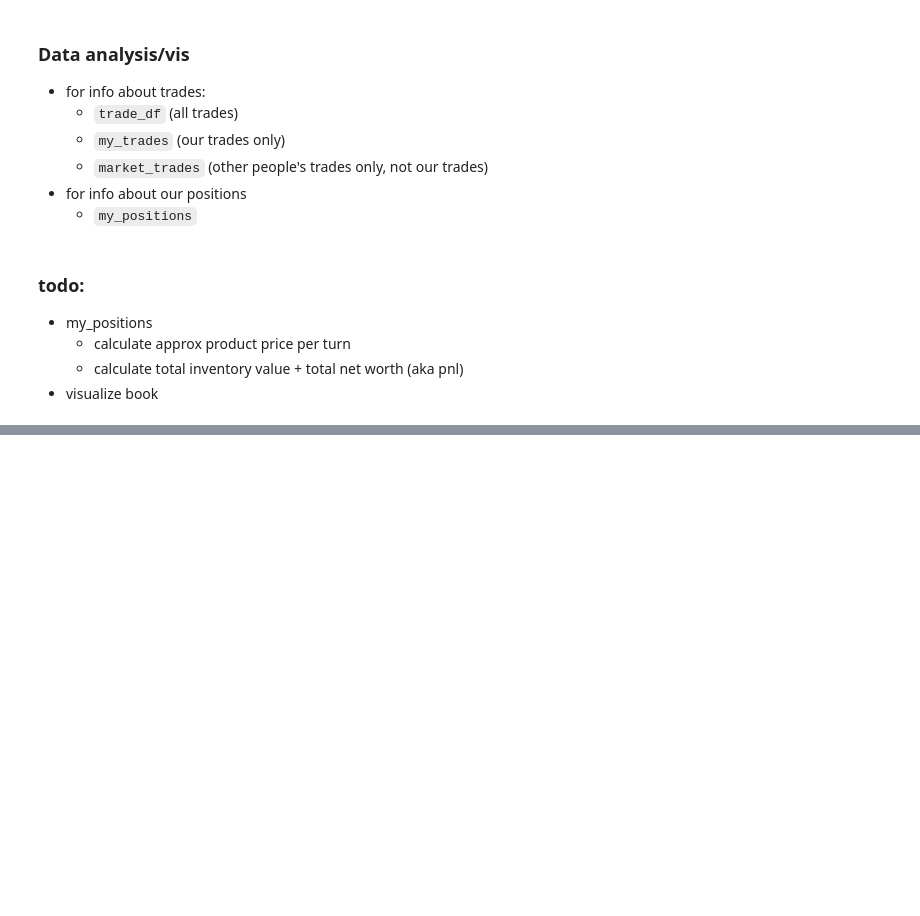
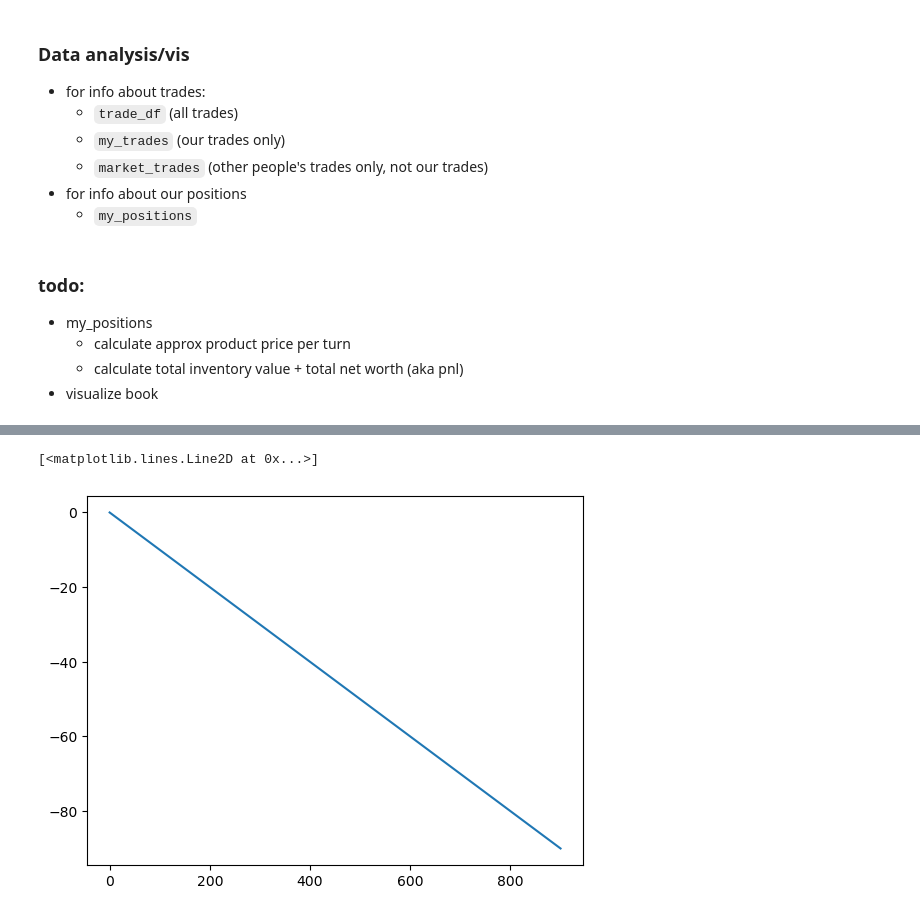
Before and after one commit to rzhan11/IMCTradingComp23, a Jupyter notebook: nbs/exploration-Copy1.ipynb, the cells around one changed output, grey strips where cells are left out. Cells and saved outputs as stored; diff of their text form; code cells hidden in the pictures; blank space fills up the shorter version.

```diff
--- a/nbs/exploration-Copy1.ipynb
+++ b/nbs/exploration-Copy1.ipynb
@@ -263,3 +303,8 @@ plt.plot(df["time"], book_tops[f"{sym}_best_sell"], c="red", alpha=0.5, linewidt
+# %%
+plt.plot(my_positions["time"], my_positions["pnl"])
+# %% [output]
+[<matplotlib.lines.Line2D at 0x...>]
+[figure, added]
 # %%
 # plot my positions in each product
 
```
Also changed, not shown: parts of 20 cells of this notebook, 3 other files.
